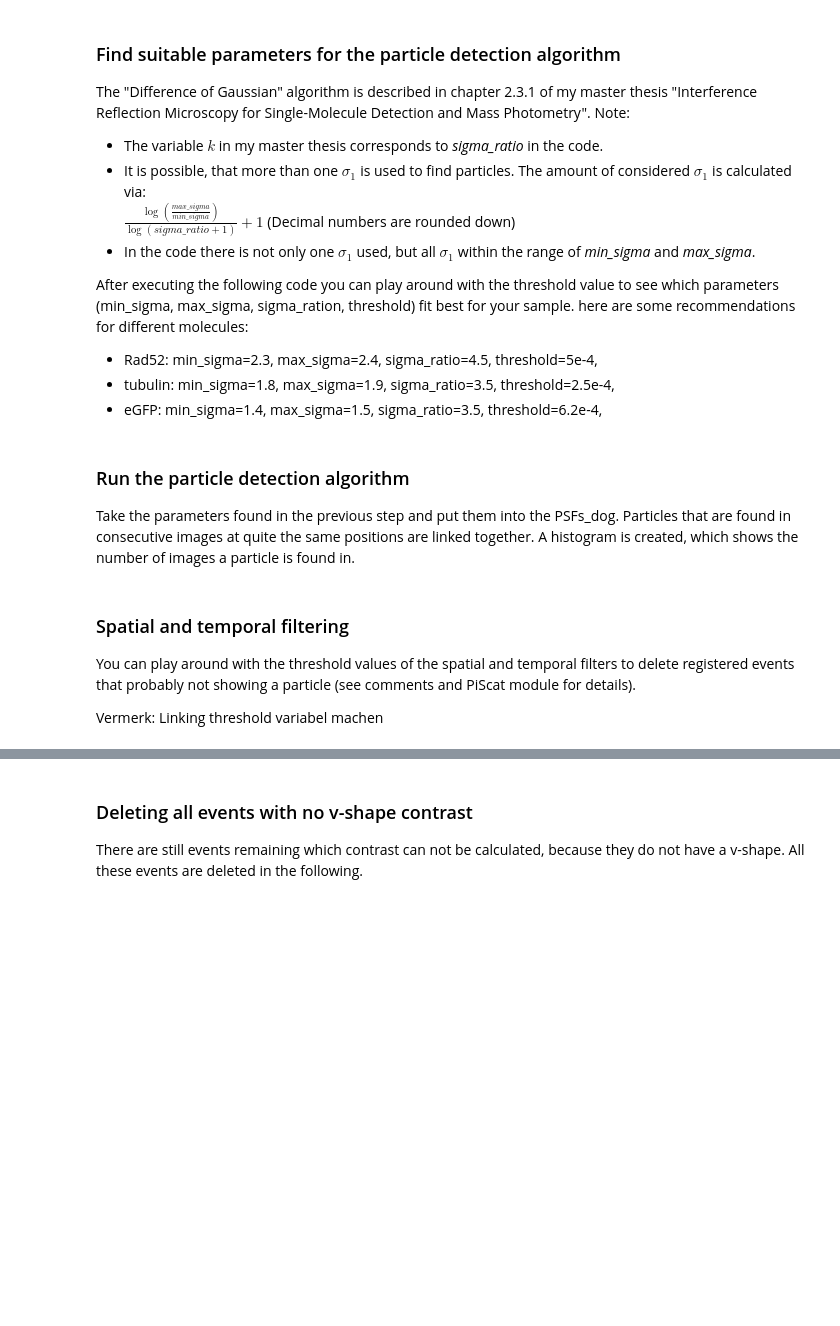
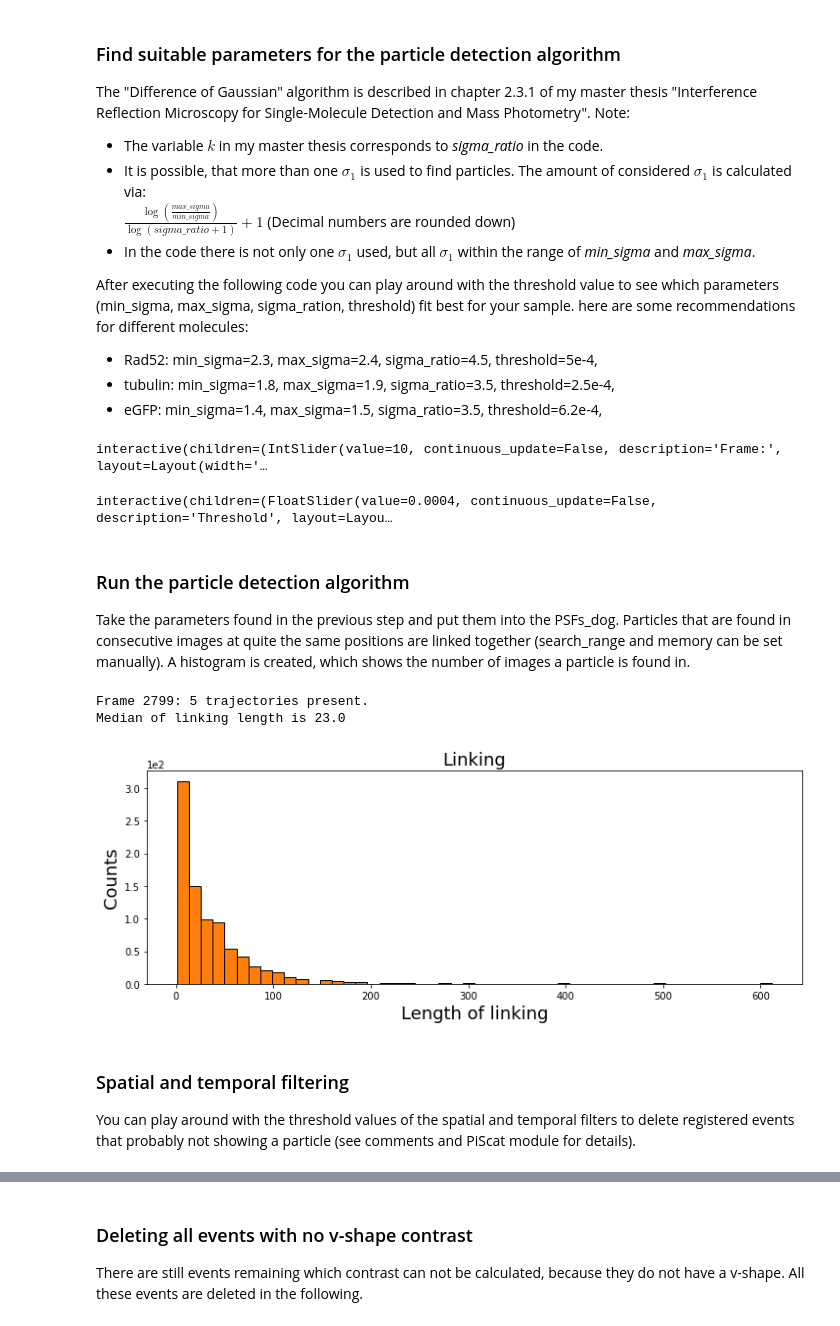
Before and after one commit to smuench34/CodesForCellularNanoscience, a Jupyter notebook: ISCAT_Analysis/iscat_analysis.ipynb, the cells around one changed output, grey strips where cells are left out. Cells and saved outputs as stored; diff of their text form; code cells hidden in the pictures; blank space fills up the shorter version.

```diff
--- a/ISCAT_Analysis/iscat_analysis.ipynb
+++ b/ISCAT_Analysis/iscat_analysis.ipynb
@@ -89,43 +106,51 @@ here are some recommendations for different molecules:
 - tubulin: min_sigma=1.8, max_sigma=1.9, sigma_ratio=3.5, threshold=2.5e-4,
 - eGFP: min_sigma=1.4, max_sigma=1.5, sigma_ratio=3.5, threshold=6.2e-4,
 # %%
-frame_num = 420
+frame_num = 1140
 JupyterDisplay(image_series.differential_video, median_filter_flag=False, color='gray', imgSizex=5, imgSizey=5, IntSlider_width='500px', step=10)
 PSF = particle_localization.PSFsExtraction(video=image_series.differential_video)
-sigma_1 = 2.3
 PSF.psf_detection_preview(function='dog',
-                            min_sigma=2.3, max_sigma=2.3, sigma_ratio=4.5, threshold=1.7e-3,
+                            min_sigma=2.3, max_sigma=2.3, sigma_ratio=4.5, threshold=4e-4,
                             overlap=0, mode='BOTH', frame_number=[frame_num, frame_num])
+# %% [output]
+interactive(children=(IntSlider(value=10, continuous_update=False, description='Frame:', layout=Layout(width='…
+interactive(children=(FloatSlider(value=0.0004, continuous_update=False, description='Threshold', layout=Layou…
 # %% [markdown]
 ### Run the particle detection algorithm
 Take the parameters found in the previous step and put them into the PSFs_dog.
-Particles that are found in consecutive images at quite the same positions are linked together.
+Particles that are found in consecutive images at quite the same positions are linked together
+(search_range and memory can be set manually).
 A histogram is created, which shows the number of images a particle is found in.
 # %%
 PSFs_dog = PSF.psf_detection(function='dog',
-                            min_sigma=2.3, max_sigma=2.3, sigma_ratio=4.5, threshold=1.7e-3,
+                            min_sigma=2.3, max_sigma=2.3, sigma_ratio=4.5, threshold=4e-4,
                             overlap=0, mode='BOTH')
 PSFs = PSF.fit_Gaussian2D_wrapper(PSF_List=PSFs_dog, scale=5, internal_parallel_flag=True)
 linking_ = Linking()
-linked_PSFs = linking_.create_link(psf_position=PSFs, search_range=2, memory=10)
+
+linked_PSFs = linking_.create_link(psf_position=PSFs,
+                                   search_range=2,  # The maximum distance features can move between frames
+                                   memory=10)  # The maximum number of frames during which a feature can vanish, then reappear nearby, and be considered the same particle.
 
 his_all_particles = linked_PSFs['particle'].value_counts()
 
 %matplotlib inline
 fig = plt.figure(figsize=(12, 4))
 
 plt.hist(his_all_particles, bins=50, fc='C1', ec='k', density=False)
 plt.ylabel('Counts', fontsize=18)
 plt.xlabel('Length of linking', fontsize=18)
 plt.ticklabel_format(style='sci', axis='y', scilimits=(0, 0))
 plt.title('Linking', fontsize=18)
 print('Median of linking length is {}'.format(np.median(his_all_particles)))
 plt.show()
+# %% [output]
+Frame 2799: 5 trajectories present.
+Median of linking length is 23.0
+[figure, added]
 # %% [markdown]
 ### Spatial and temporal filtering
 You can play around with the threshold values of the spatial and temporal filters to delete registered events that probably not showing a particle (see comments and PiScat module for details).
-
-Vermerk: Linking threshold variabel machen
 # %%
 spatial_filters = localization_filtering.SpatialFilter()
 PSFs_filtered = spatial_filters.outlier_frames(linked_PSFs, threshold=20)  # images with more detected particles than the threshold are deleted
```
Also changed, not shown: parts of 8 cells of this notebook, 4 other files.
